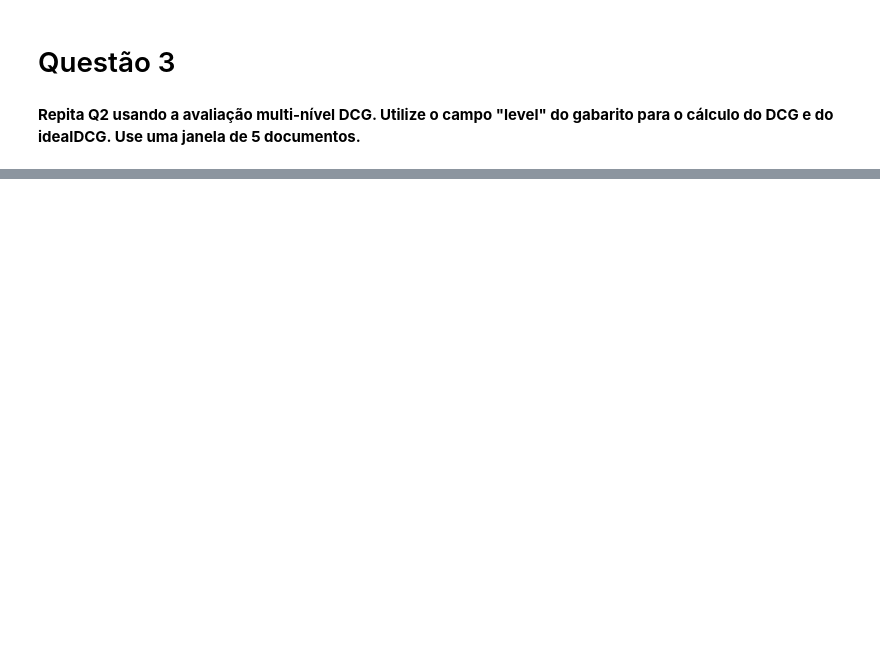
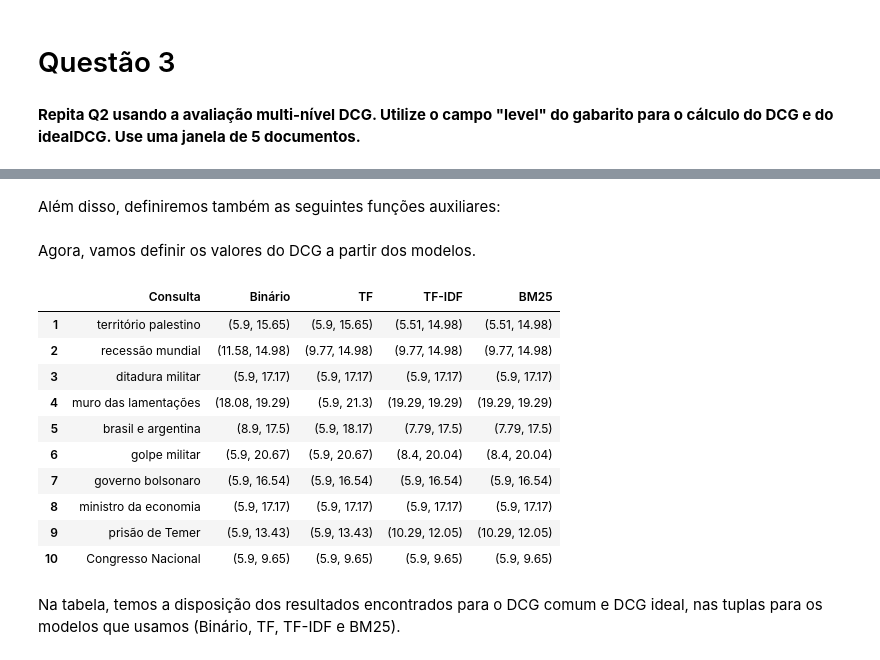
Before and after one commit to LDVictor/ri_lab_07, a Jupyter notebook: ri_lab_07.ipynb, the cells around one changed output, grey strips where cells are left out. Drawn from its saved outputs; the diff is of its cells as text; code cells hidden in the pictures; blank space fills up the shorter version.

```diff
--- a/ri_lab_07.ipynb
+++ b/ri_lab_07.ipynb
@@ -99,0 +110,8 @@ consulta = "sociedade"
+# %%
+numero_documento = 213
+documento = colecao.loc[numero_documento]
+consulta = 'armas suzano'
+
+coluna = colecao.loc[colecao.url == documento.url]
+
+documento.title
@@ -122,4 +201,5 @@ pontos_reciprocalRank = reciprocalRank(consulta, documento)
 # %% [markdown]
 Inicialmente, iremos importar o gabarito fornecido no enunciado da atividade.
 # %%
-colecao_obs1 = pd.read_csv('https://raw.githubusercontent.com/LDVictor/ri_lab_07/master/results_final.json')
+colecao_obs1 = pd.read_json('https://raw.githubusercontent.com/LDVictor/ri_lab_07/master/results_final.json')
+feedback = {colecao_obs1['query'][i]:colecao_obs1['docs'][i] for i in range(10)}
@@ -150,3 +298,0 @@ Após a definição dos documentos, vamos agora implementar a função de avalia
-# %%
-def calculaDCG():
-  ...
@@ -158,0 +350,2 @@ Por fim, podemos preencher o campo "level" do gabarito através dos calculos de
+# %% [markdown]
+Além disso, definiremos também as seguintes funções auxiliares:
@@ -158,0 +373,42 @@ Por fim, podemos preencher o campo "level" do gabarito através dos calculos de
+# %% [markdown]
+Agora, vamos definir os valores do DCG a partir dos modelos.
+# %%
+resultados_consultas = {}
+for consulta in feedback.keys():
+  dcg_binario, dcg_tf, dcg_tfidf, dcg_bm25 = modelosDCG(consulta)
+  idcg_binario, idcg_tf, idcg_tfidf, idcg_bm25 = modelosDCGIdeal(consulta)
+
+  binario = (dcg_binario, idcg_binario)
+  tf = (dcg_tf, idcg_tf)
+  tfidf = (dcg_tfidf, idcg_tfidf)
+  bm25 = (dcg_bm25, idcg_bm25)
+
+  resultados = [binario, tf, tfidf, bm25]
+
+  resultados_consultas[consulta] = resultados
+# %%
+tabela_q3 = pd.DataFrame()
+
+tabela_q3['Consulta'] = feedback.keys()
+tabela_q3['Binário'] = [resultados_consultas[consulta][0] for consulta in feedback.keys()]
+tabela_q3['TF'] = [resultados_consultas[consulta][1] for consulta in feedback.keys()]
+tabela_q3['TF-IDF'] = [resultados_consultas[consulta][2] for consulta in feedback.keys()]
+tabela_q3['BM25'] = [resultados_consultas[consulta][3] for consulta in feedback.keys()]
+tabela_q3.index += 1
+
+tabela_q3
+# %% [output]
+|  | Consulta | Binário | TF | TF-IDF | BM25 |
+| 1 | território palestino | (5.9, 15.65) | (5.9, 15.65) | (5.51, 14.98) | (5.51, 14.98) |
+| 2 | recessão mundial | (11.58, 14.98) | (9.77, 14.98) | (9.77, 14.98) | (9.77, 14.98) |
+| 3 | ditadura militar | (5.9, 17.17) | (5.9, 17.17) | (5.9, 17.17) | (5.9, 17.17) |
+| 4 | muro das lamentações | (18.08, 19.29) | (5.9, 21.3) | (19.29, 19.29) | (19.29, 19.29) |
+| 5 | brasil e argentina | (8.9, 17.5) | (5.9, 18.17) | (7.79, 17.5) | (7.79, 17.5) |
+| 6 | golpe militar | (5.9, 20.67) | (5.9, 20.67) | (8.4, 20.04) | (8.4, 20.04) |
+| 7 | governo bolsonaro | (5.9, 16.54) | (5.9, 16.54) | (5.9, 16.54) | (5.9, 16.54) |
+| 8 | ministro da economia | (5.9, 17.17) | (5.9, 17.17) | (5.9, 17.17) | (5.9, 17.17) |
+| 9 | prisão de Temer | (5.9, 13.43) | (5.9, 13.43) | (10.29, 12.05) | (10.29, 12.05) |
+| 10 | Congresso Nacional | (5.9, 9.65) | (5.9, 9.65) | (5.9, 9.65) | (5.9, 9.65) |
+# %% [markdown]
+
+Na tabela, temos a disposição dos resultados encontrados para o DCG comum e DCG ideal, nas tuplas para os modelos que usamos (Binário, TF, TF-IDF e BM25).
```
Also changed, not shown: parts of 43 cells of this notebook.
